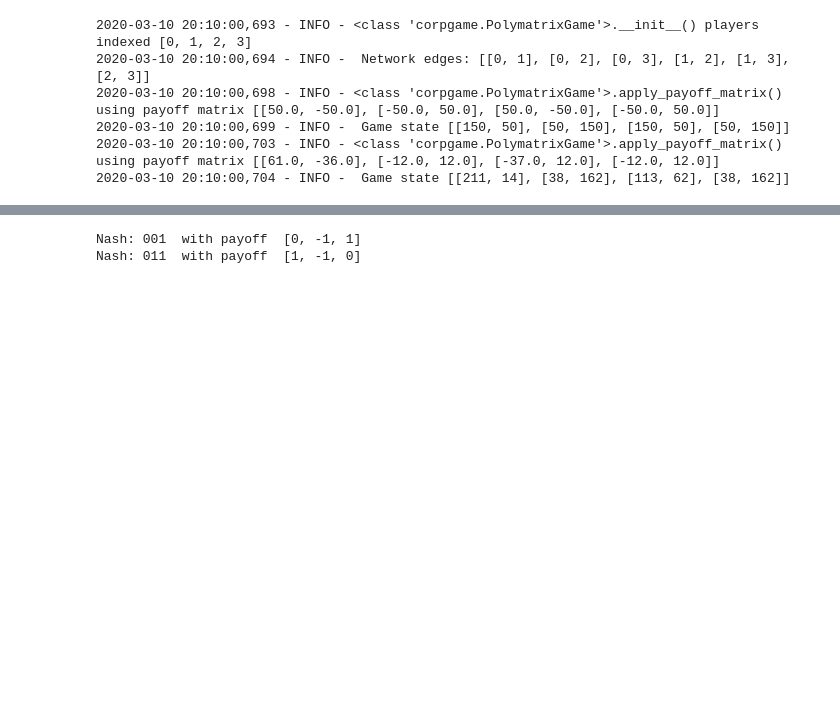
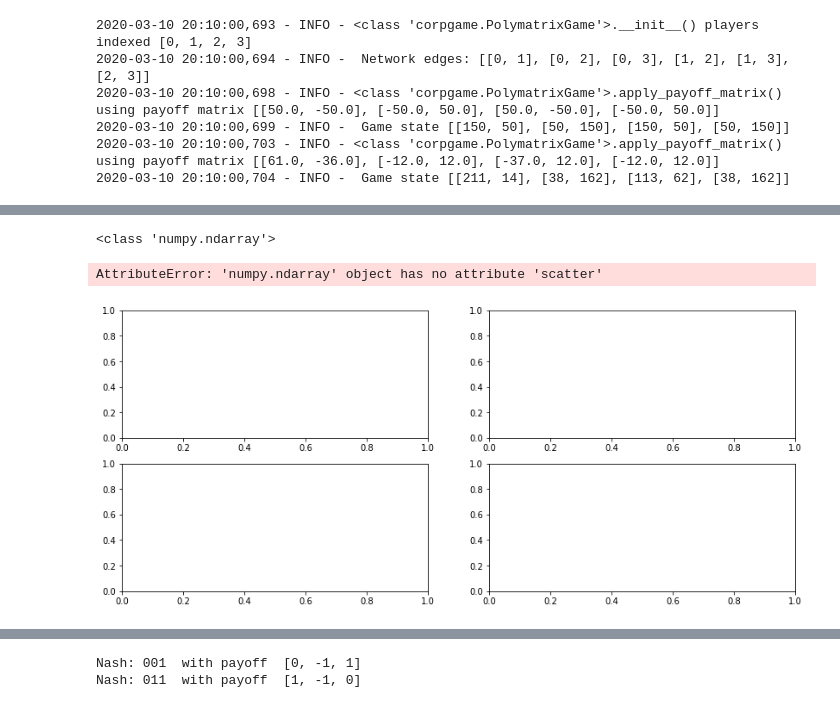
Before and after one commit to positivedefinite/corpgame, a Jupyter notebook: analysis.ipynb, the cells around one changed output, grey strips where cells are left out. Drawn from its saved outputs; the diff is of its cells as text; code cells hidden in the pictures; blank space fills up the shorter version.

```diff
--- a/analysis.ipynb
+++ b/analysis.ipynb
@@ -26,3 +60,23 @@ log.info(f" Game state {game.state.tolist()}")
+# %%
+import matplotlib.pyplot as plt
+fig, ax = plt.subplots(2, 2, figsize=(14,6))
+
+print(type(ax[0]))
+for i, topology in enumerate(topologies):
+    ax[i].scatter(1, 1, color='blue', alpha=0.1, label='residuals')
+'''
+ax[0].set_xlabel('x')
+ax[0].set_ylabel('Residual')
+ax[0].set_title('Predictor vs Residual')
+ax[0].legend(loc='best')
+'''
+
+#ax[1].hist(errors, color='blue', alpha=0.1, label='residuals', bins=50, edgecolor='white', linewidth=2)
+#ax[1].axvline(x=0, color='gold', label='zero error')
+# %% [output]
+<class 'numpy.ndarray'>
+AttributeError: 'numpy.ndarray' object has no attribute 'scatter'
+[figure, added]
 # %%
 strategy=[1, 1, 0, 0, 0],
 start_population=[[100, 10], [10, 100], [15, 30], [15, 30], [30, 500]]
```
Also changed, not shown: parts of 2 cells of this notebook.
